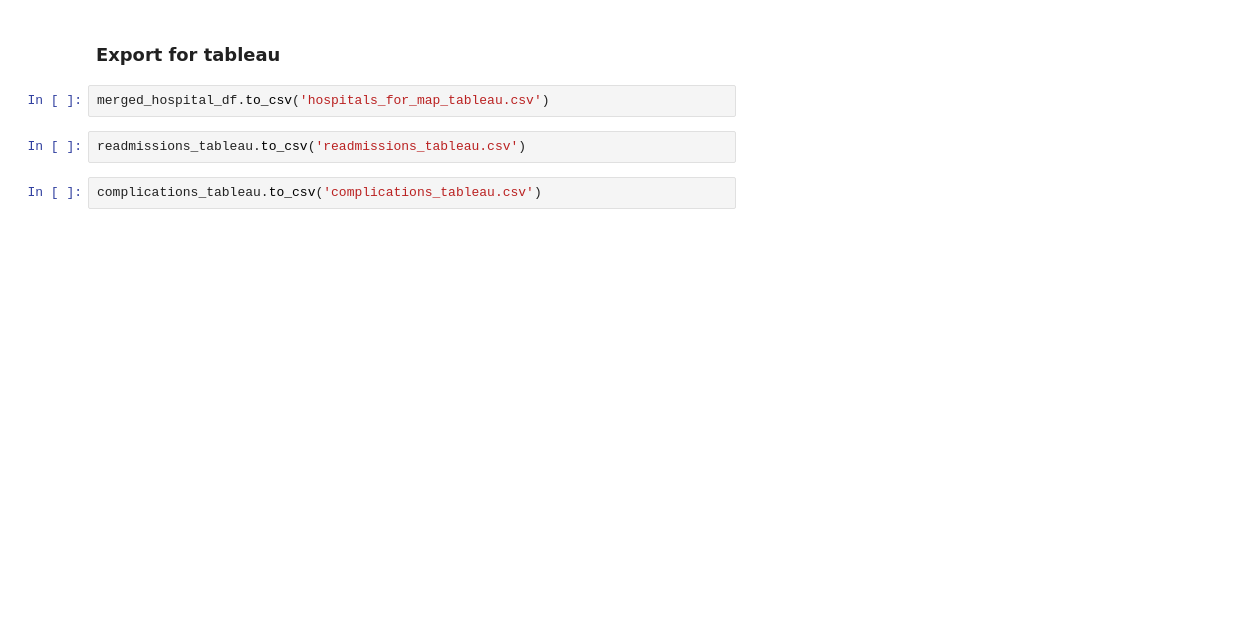
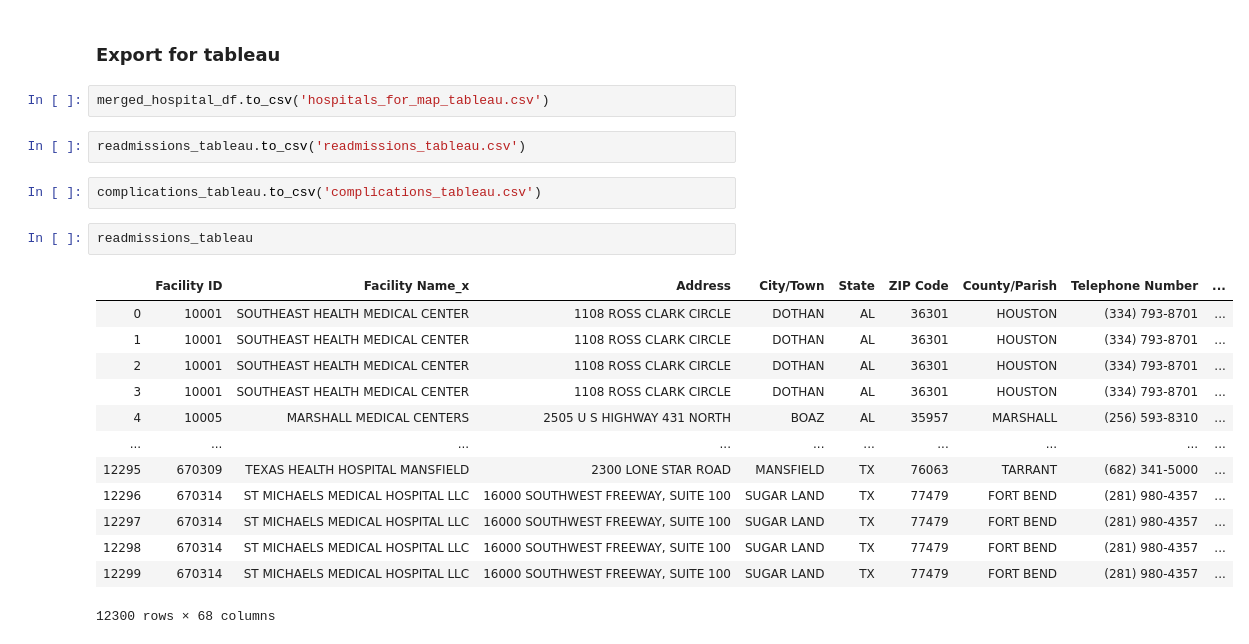
Before and after one commit to cdnapier/provider_cost_vs_quality, a Jupyter notebook: notebooks/cdnapier_capstone_exploration.ipynb, the cells around one changed output. Drawn from its saved outputs; the diff is of its cells as text; blank space fills up the shorter version.

```diff
--- a/notebooks/cdnapier_capstone_exploration.ipynb
+++ b/notebooks/cdnapier_capstone_exploration.ipynb
@@ -822,3 +811,19 @@ merged_hospital_df.to_csv('hospitals_for_map_tableau.csv')
 readmissions_tableau.to_csv('readmissions_tableau.csv')
 # %%
 complications_tableau.to_csv('complications_tableau.csv')
+# %%
+readmissions_tableau
+# %% [output]
+|  | Facility ID | Facility Name_x | Address | City/Town | State | ZIP Code | County/Parish | Telephone Number | ... |
+| 0 | 10001 | SOUTHEAST HEALTH MEDICAL CENTER | 1108 ROSS CLARK CIRCLE | DOTHAN | AL | 36301 | HOUSTON | (334) 793-8701 | ... |
+| 1 | 10001 | SOUTHEAST HEALTH MEDICAL CENTER | 1108 ROSS CLARK CIRCLE | DOTHAN | AL | 36301 | HOUSTON | (334) 793-8701 | ... |
+| 2 | 10001 | SOUTHEAST HEALTH MEDICAL CENTER | 1108 ROSS CLARK CIRCLE | DOTHAN | AL | 36301 | HOUSTON | (334) 793-8701 | ... |
+| 3 | 10001 | SOUTHEAST HEALTH MEDICAL CENTER | 1108 ROSS CLARK CIRCLE | DOTHAN | AL | 36301 | HOUSTON | (334) 793-8701 | ... |
+| 4 | 10005 | MARSHALL MEDICAL CENTERS | 2505 U S HIGHWAY 431 NORTH | BOAZ | AL | 35957 | MARSHALL | (256) 593-8310 | ... |
+| ... | ... | ... | ... | ... | ... | ... | ... | ... | ... |
+| 12295 | 670309 | TEXAS HEALTH HOSPITAL MANSFIELD | 2300 LONE STAR ROAD | MANSFIELD | TX | 76063 | TARRANT | (682) 341-5000 | ... |
+| 12296 | 670314 | ST MICHAELS MEDICAL HOSPITAL LLC | 16000 SOUTHWEST FREEWAY, SUITE 100 | SUGAR LAND | TX | 77479 | FORT BEND | (281) 980-4357 | ... |
+| 12297 | 670314 | ST MICHAELS MEDICAL HOSPITAL LLC | 16000 SOUTHWEST FREEWAY, SUITE 100 | SUGAR LAND | TX | 77479 | FORT BEND | (281) 980-4357 | ... |
+| 12298 | 670314 | ST MICHAELS MEDICAL HOSPITAL LLC | 16000 SOUTHWEST FREEWAY, SUITE 100 | SUGAR LAND | TX | 77479 | FORT BEND | (281) 980-4357 | ... |
+| 12299 | 670314 | ST MICHAELS MEDICAL HOSPITAL LLC | 16000 SOUTHWEST FREEWAY, SUITE 100 | SUGAR LAND | TX | 77479 | FORT BEND | (281) 980-4357 | ... |
+12300 rows × 68 columns
```
Also changed, not shown: parts of 20 cells of this notebook, 6 other files.
